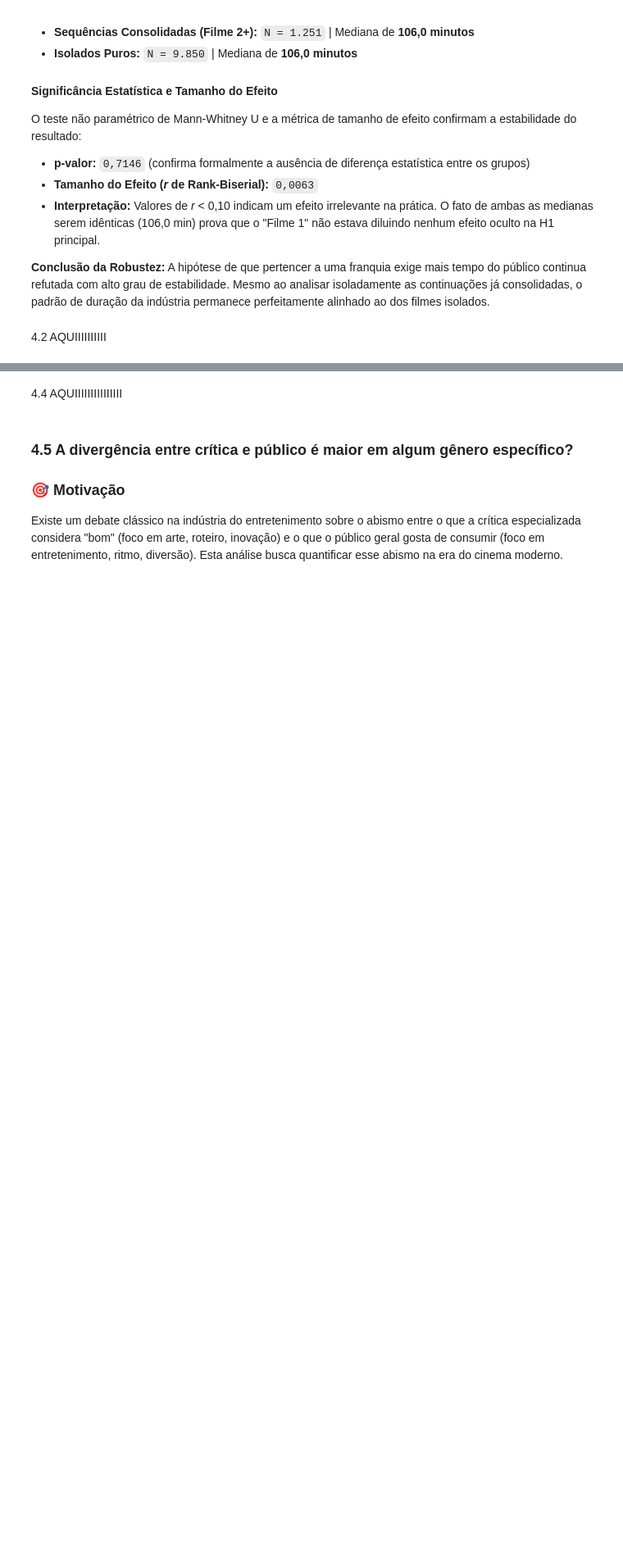
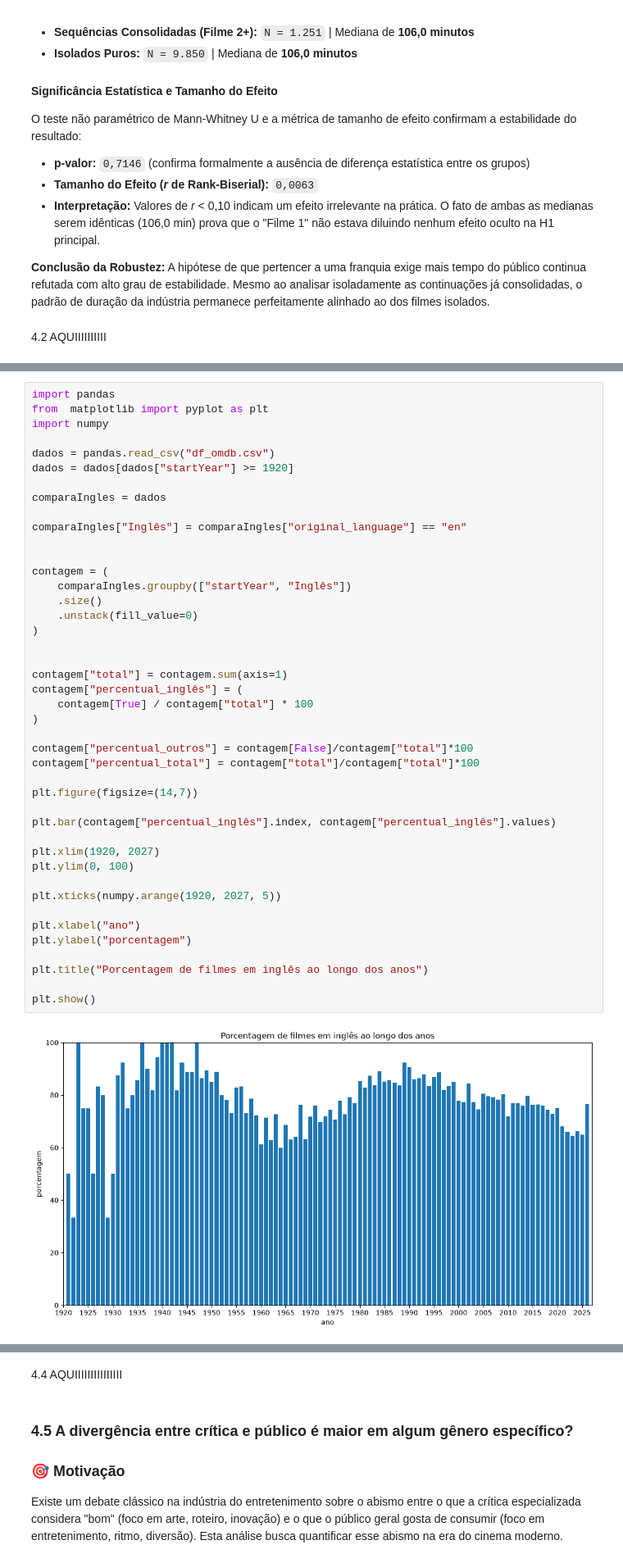
Before and after one commit to KawanePedro/icd-projeto, a Jupyter notebook: notebooks/relatorio-final.ipynb, the cells around one changed output, grey strips where cells are left out. Shown at 82% size. Saved outputs shown, nothing was run; the diff lists cells and outputs as text; blank space fills up the shorter version.

```diff
--- a/notebooks/relatorio-final.ipynb
+++ b/notebooks/relatorio-final.ipynb
@@ -991,0 +996,45 @@ O teste não paramétrico de Mann-Whitney U e a métrica de tamanho de efeito co
+# %%
+import pandas
+from  matplotlib import pyplot as plt
+import numpy
+
+dados = pandas.read_csv("df_omdb.csv")
+dados = dados[dados["startYear"] >= 1920]
+
+comparaIngles = dados
+
+comparaIngles["Inglês"] = comparaIngles["original_language"] == "en"
+
+
+contagem = (
+    comparaIngles.groupby(["startYear", "Inglês"])
+    .size()
+    .unstack(fill_value=0)
+)
+
+
+contagem["total"] = contagem.sum(axis=1)
+contagem["percentual_inglês"] = (
+    contagem[True] / contagem["total"] * 100
+)
+
+contagem["percentual_outros"] = contagem[False]/contagem["total"]*100
+contagem["percentual_total"] = contagem["total"]/contagem["total"]*100
+
+plt.figure(figsize=(14,7))
+
+plt.bar(contagem["percentual_inglês"].index, contagem["percentual_inglês"].values)
+
+plt.xlim(1920, 2027)
+plt.ylim(0, 100)
+
+plt.xticks(numpy.arange(1920, 2027, 5))
+
+plt.xlabel("ano")
+plt.ylabel("porcentagem")
+
+plt.title("Porcentagem de filmes em inglês ao longo dos anos")
+
+plt.show()
+# %% [output]
+[figure, added]
```
Also changed, not shown: parts of 11 cells of this notebook.
